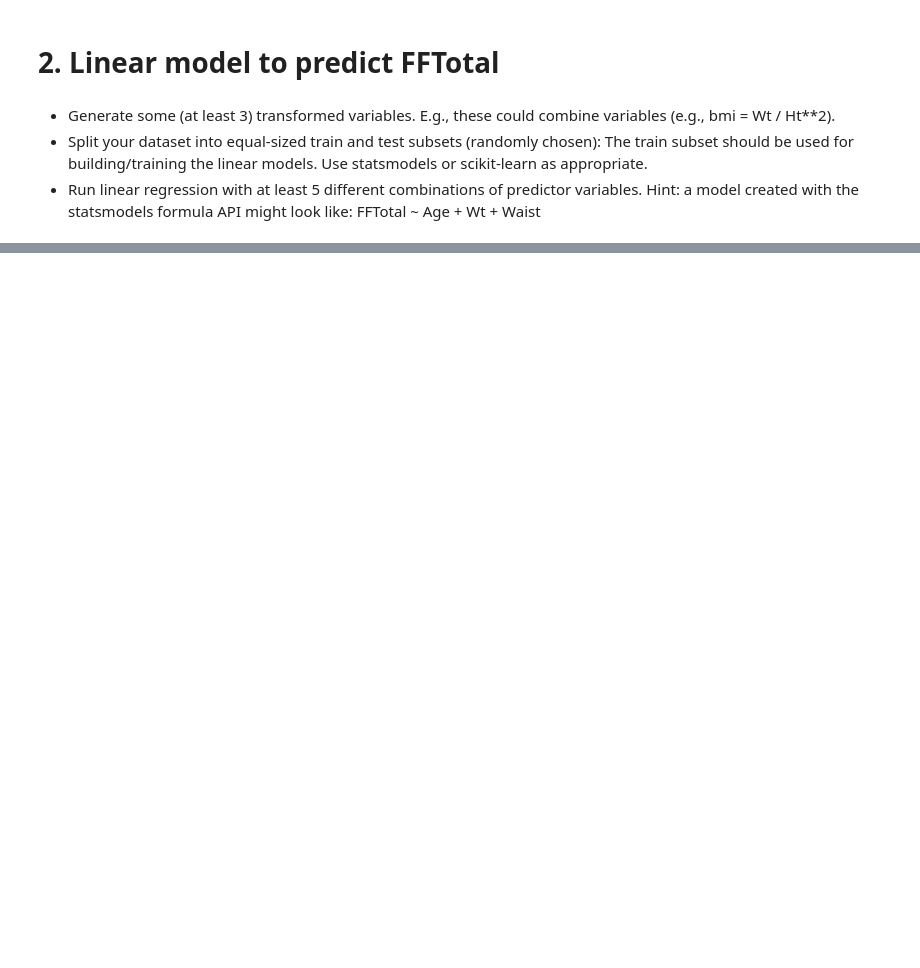
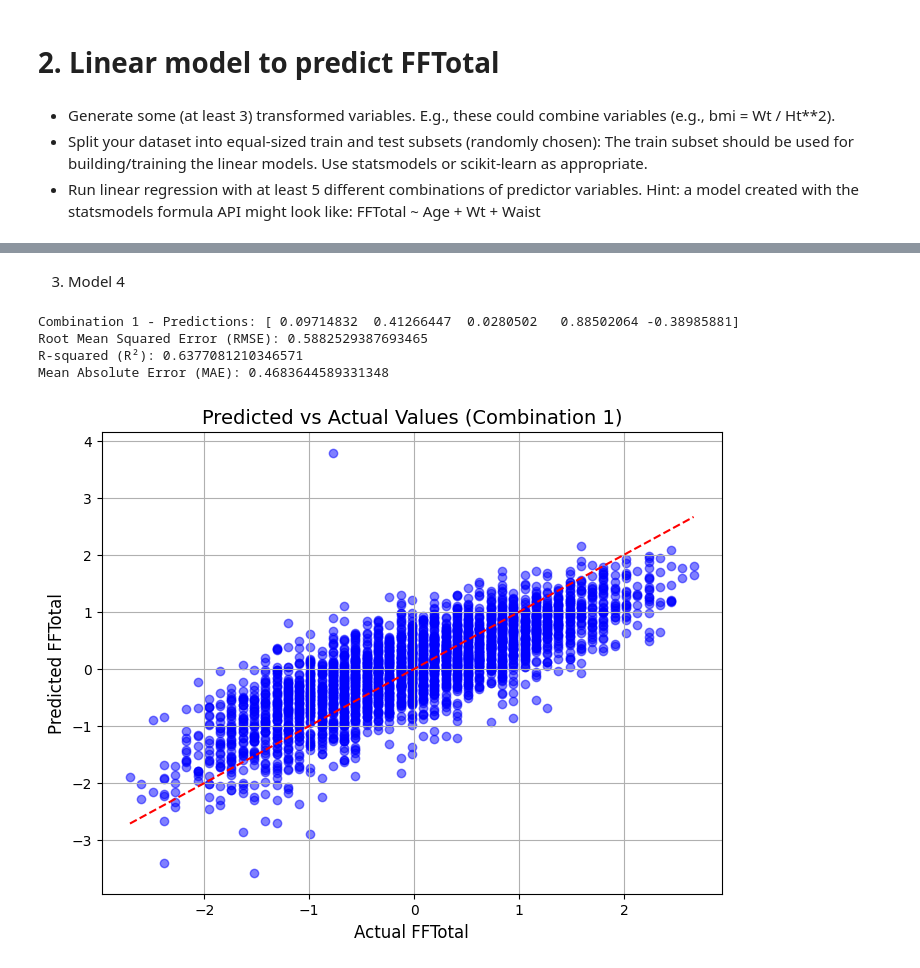
Before and after one commit to onetrickollie/CSUF-Health-Data-Exploration-Analysis, a Jupyter notebook: dataExploration.ipynb, the cells around one changed output, grey strips where cells are left out. Cells and saved outputs as stored; diff of their text form; code cells hidden in the pictures; blank space fills up the shorter version.

```diff
--- a/dataExploration.ipynb
+++ b/dataExploration.ipynb
@@ -286,0 +514,47 @@ From these visualizations, we can see that the top five features are: ['SF 2', '
+# %% [markdown]
+3. Model 4
+# %%
+# Select features for Combination 1
+features_1 = ['SF 2', 'FF', 'HR 2', 'HR 3', 'BMI']
+
+# Prepare the data
+X_train_1 = train_data_scaled[features_1]
+y_train_1 = train_data_scaled['FFTotal']
+X_test_1 = test_data_scaled[features_1]
+y_test_1 = test_data_scaled['FFTotal']
+
+# Initialize and fit the linear regression model
+model_1 = LinearRegression()
+model_1.fit(X_train_1, y_train_1)
+
+# Predict and evaluate the model
+y_pred_1 = model_1.predict(X_test_1)
+
+# Display predictions for the first 5 samples
+print(f"Combination 1 - Predictions: {y_pred_1[:5]}")
+
+# Calculate evaluation metrics
+rmse = np.sqrt(mean_squared_error(y_test_1, y_pred_1))  # Root Mean Squared Error
+r2 = r2_score(y_test_1, y_pred_1)  # R-squared
+mae = mean_absolute_error(y_test_1, y_pred_1)  # Mean Absolute Error
+
+# Display the evaluation results
+print(f"Root Mean Squared Error (RMSE): {rmse}")
+print(f"R-squared (R²): {r2}")
+print(f"Mean Absolute Error (MAE): {mae}")
+
+# Visualization
+plt.figure(figsize=(8, 6))
+plt.scatter(y_test_1, y_pred_1, color='blue', alpha=0.5)
+plt.plot([min(y_test_1), max(y_test_1)], [min(y_test_1), max(y_test_1)], color='red', linestyle='--')  # Line of perfect prediction
+plt.title('Predicted vs Actual Values (Combination 1)', fontsize=14)
+plt.xlabel('Actual FFTotal', fontsize=12)
+plt.ylabel('Predicted FFTotal', fontsize=12)
+plt.grid(True)
+plt.show()
+# %% [output]
+Combination 1 - Predictions: [ 0.09714832  0.41266447  0.0280502   0.88502064 -0.38985881]
+Root Mean Squared Error (RMSE): 0.5882529387693465
+R-squared (R²): 0.6377081210346571
+Mean Absolute Error (MAE): 0.4683644589331348
+[figure, added]
```
Also changed, not shown: parts of 25 cells of this notebook.
